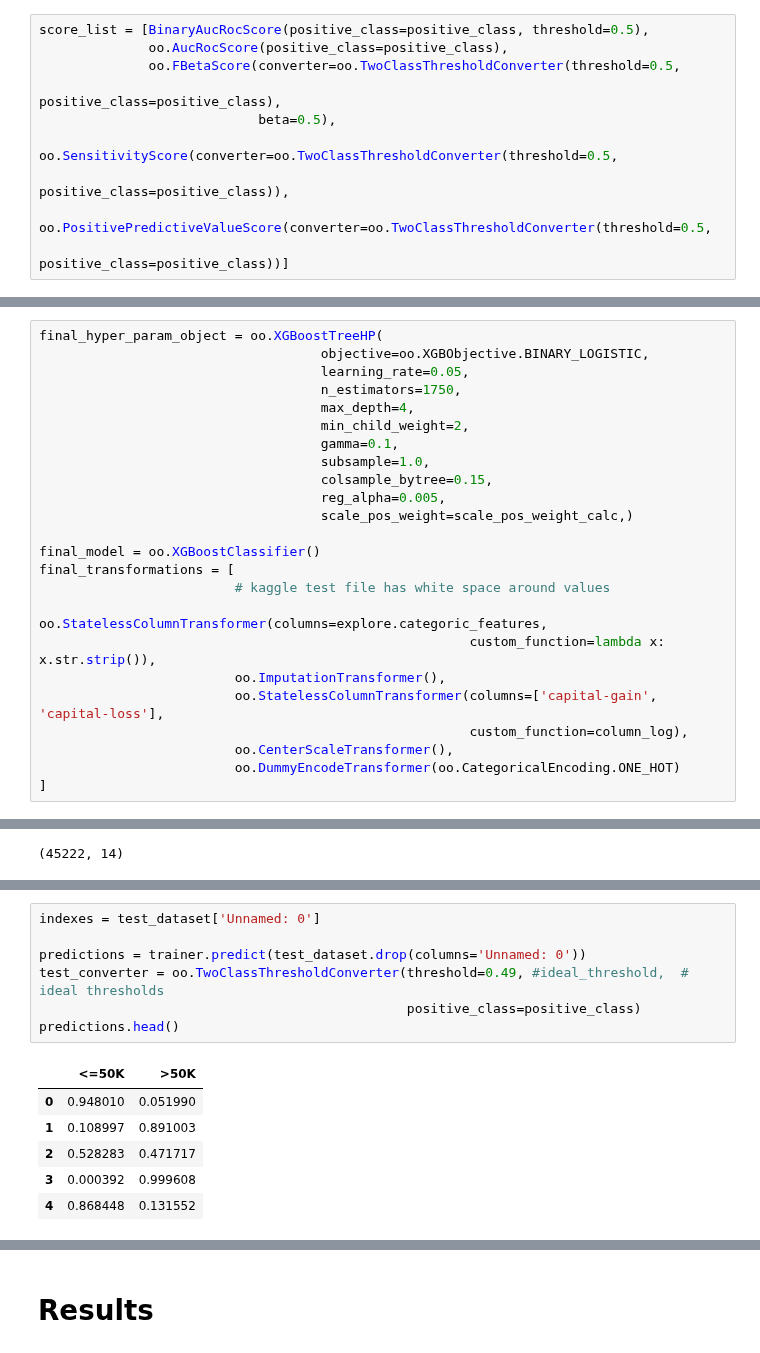
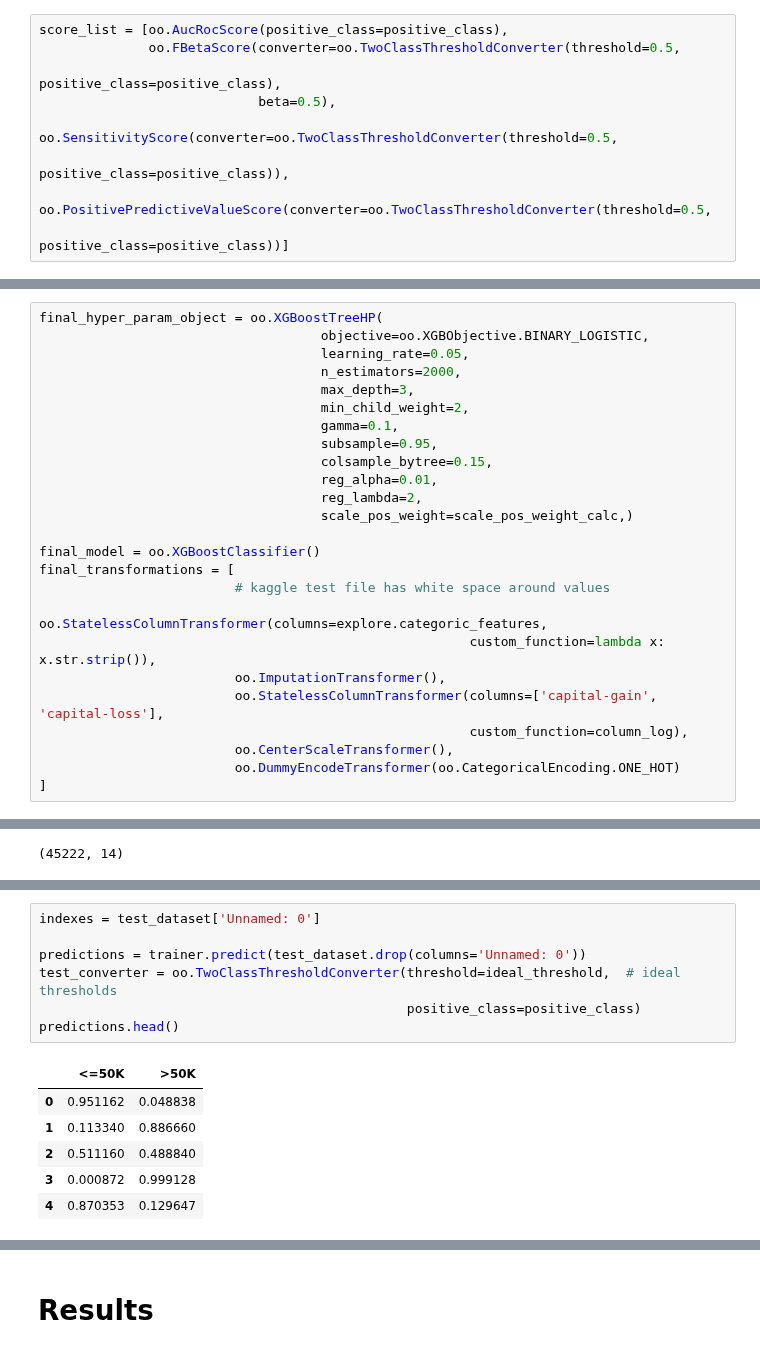
Before and after one commit to shane-kercheval/udacity, a Jupyter notebook: data_scientist_nanodegree/projects/p1_charityml/custom/XGB_tuning_oo-learning.ipynb, the cells around one changed output, grey strips where cells are left out. Drawn from its saved outputs; the diff is of its cells as text.

```diff
--- a/data_scientist_nanodegree/projects/p1_charityml/custom/XGB_tuning_oo-learning.ipynb
+++ b/data_scientist_nanodegree/projects/p1_charityml/custom/XGB_tuning_oo-learning.ipynb
@@ -106,8 +100,7 @@ folds = 5
 model_cache_directory = 'tuner_XGB'
 resampler_cache_directory = 'tuner_XGB_resample_cache'
 # %%
-score_list = [BinaryAucRocScore(positive_class=positive_class, threshold=0.5),
-              oo.AucRocScore(positive_class=positive_class),
+score_list = [oo.AucRocScore(positive_class=positive_class),
               oo.FBetaScore(converter=oo.TwoClassThresholdConverter(threshold=0.5,
                                                                     positive_class=positive_class),
                             beta=0.5),
@@ -210,13 +186,14 @@ AssertionError:
 final_hyper_param_object = oo.XGBoostTreeHP(
                                     objective=oo.XGBObjective.BINARY_LOGISTIC,
                                     learning_rate=0.05,
-                                    n_estimators=1750,
-                                    max_depth=4,
+                                    n_estimators=2000,
+                                    max_depth=3,
                                     min_child_weight=2,
                                     gamma=0.1,
-                                    subsample=1.0,
+                                    subsample=0.95,
                                     colsample_bytree=0.15,
-                                    reg_alpha=0.005,
+                                    reg_alpha=0.01,
+                                    reg_lambda=2,
                                     scale_pos_weight=scale_pos_weight_calc,)
 
 final_model = oo.XGBoostClassifier()
@@ -325,17 +309,17 @@ test_dataset.head(100)
 # %%
 indexes = test_dataset['Unnamed: 0']
 
 predictions = trainer.predict(test_dataset.drop(columns='Unnamed: 0'))
-test_converter = oo.TwoClassThresholdConverter(threshold=0.49, #ideal_threshold,  # ideal thresholds
+test_converter = oo.TwoClassThresholdConverter(threshold=ideal_threshold,  # ideal thresholds
                                                positive_class=positive_class)
 predictions.head()
 # %% [output]
 |  | <=50K | >50K |
-| 0 | 0.948010 | 0.051990 |
-| 1 | 0.108997 | 0.891003 |
-| 2 | 0.528283 | 0.471717 |
-| 3 | 0.000392 | 0.999608 |
-| 4 | 0.868448 | 0.131552 |
+| 0 | 0.951162 | 0.048838 |
+| 1 | 0.113340 | 0.886660 |
+| 2 | 0.511160 | 0.488840 |
+| 3 | 0.000872 | 0.999128 |
+| 4 | 0.870353 | 0.129647 |
 # %%
 class_predictions = test_converter.convert(predictions)
 class_predictions[0:5]
```
Also changed, not shown: parts of 33 cells of this notebook, 6 other files.
